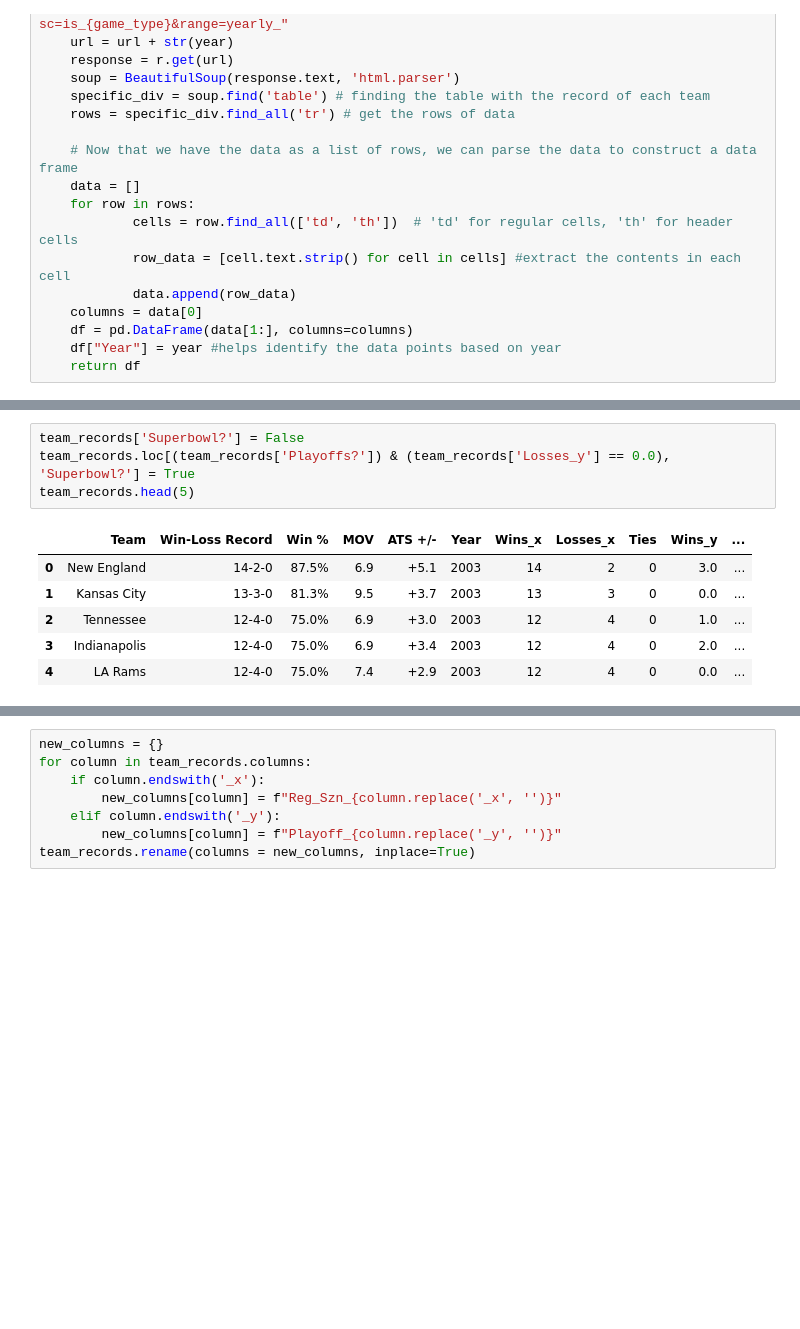
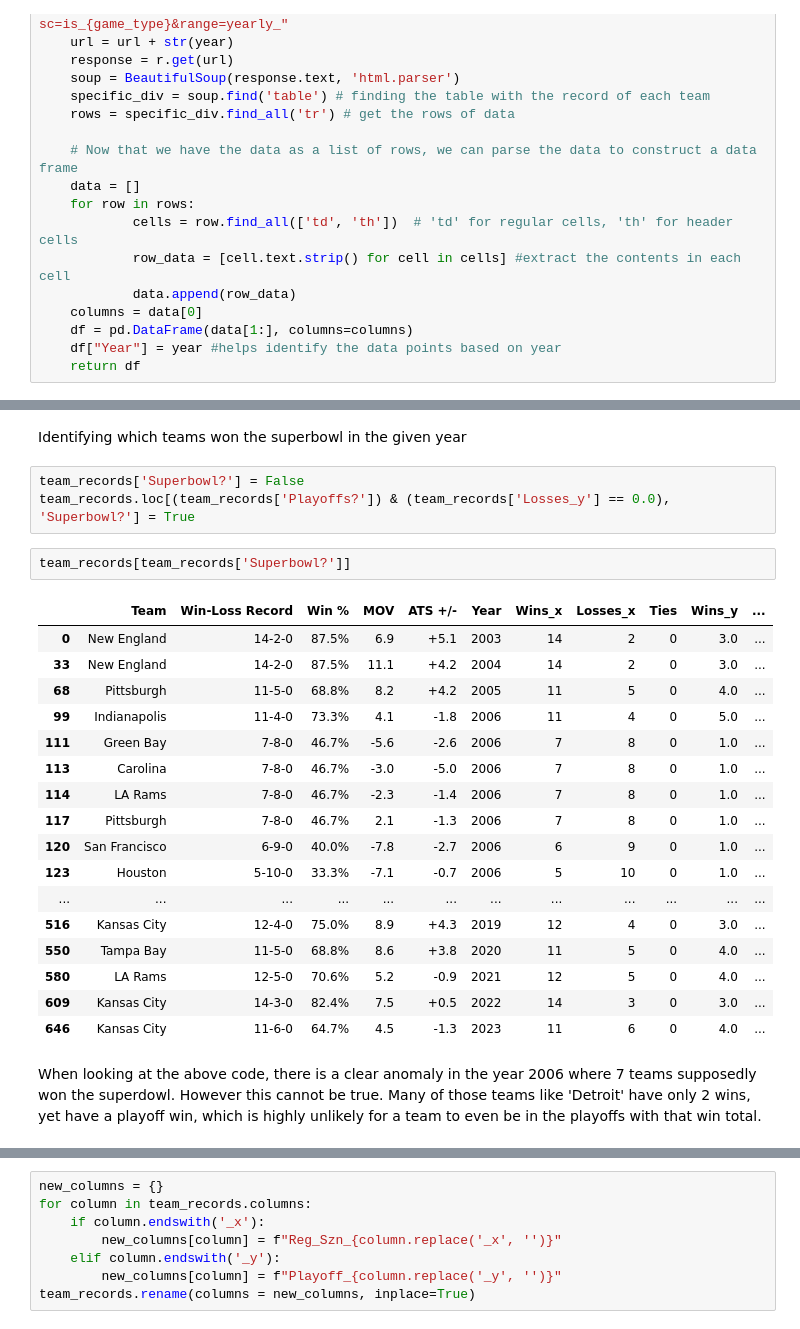
Before and after one commit to rajc90/NFL_TEAM_DATA, a Jupyter notebook: NFL_Data_Scraper.ipynb, the cells around one changed output, grey strips where cells are left out. Drawn from its saved outputs; the diff is of its cells as text; blank space fills up the shorter version.

Commit message:
updated explanations and explored superbowl anomaly

```diff
--- a/NFL_Data_Scraper.ipynb
+++ b/NFL_Data_Scraper.ipynb
@@ -65,11 +86,27 @@ team_records["Playoffs?"] = pd.to_numeric(team_records["Wins_y"]) + pd.to_numeri
+# %% [markdown]
+Identifying which teams won the superbowl in the given year
 # %%
 team_records['Superbowl?'] = False
 team_records.loc[(team_records['Playoffs?']) & (team_records['Losses_y'] == 0.0), 'Superbowl?'] = True
-team_records.head(5)
-# %% [output]
-|  | Team | Win-Loss Record | Win % | MOV | ATS +/- | Year | Wins_x | Losses_x | Ties | Wins_y | ... |
-| 0 | New England | 14-2-0 | 87.5% | 6.9 | +5.1 | 2003 | 14 | 2 | 0 | 3.0 | ... |
-| 1 | Kansas City | 13-3-0 | 81.3% | 9.5 | +3.7 | 2003 | 13 | 3 | 0 | 0.0 | ... |
-| 2 | Tennessee | 12-4-0 | 75.0% | 6.9 | +3.0 | 2003 | 12 | 4 | 0 | 1.0 | ... |
-| 3 | Indianapolis | 12-4-0 | 75.0% | 6.9 | +3.4 | 2003 | 12 | 4 | 0 | 2.0 | ... |
-| 4 | LA Rams | 12-4-0 | 75.0% | 7.4 | +2.9 | 2003 | 12 | 4 | 0 | 0.0 | ... |
+# %%
+team_records[team_records['Superbowl?']]
+# %% [output]
+|  | Team | Win-Loss Record | Win % | MOV | ATS +/- | Year | Wins_x | Losses_x | Ties | Wins_y | ... |
+| 0 | New England | 14-2-0 | 87.5% | 6.9 | +5.1 | 2003 | 14 | 2 | 0 | 3.0 | ... |
+| 33 | New England | 14-2-0 | 87.5% | 11.1 | +4.2 | 2004 | 14 | 2 | 0 | 3.0 | ... |
+| 68 | Pittsburgh | 11-5-0 | 68.8% | 8.2 | +4.2 | 2005 | 11 | 5 | 0 | 4.0 | ... |
+| 99 | Indianapolis | 11-4-0 | 73.3% | 4.1 | -1.8 | 2006 | 11 | 4 | 0 | 5.0 | ... |
+| 111 | Green Bay | 7-8-0 | 46.7% | -5.6 | -2.6 | 2006 | 7 | 8 | 0 | 1.0 | ... |
+| 113 | Carolina | 7-8-0 | 46.7% | -3.0 | -5.0 | 2006 | 7 | 8 | 0 | 1.0 | ... |
+| 114 | LA Rams | 7-8-0 | 46.7% | -2.3 | -1.4 | 2006 | 7 | 8 | 0 | 1.0 | ... |
+| 117 | Pittsburgh | 7-8-0 | 46.7% | 2.1 | -1.3 | 2006 | 7 | 8 | 0 | 1.0 | ... |
+| 120 | San Francisco | 6-9-0 | 40.0% | -7.8 | -2.7 | 2006 | 6 | 9 | 0 | 1.0 | ... |
+| 123 | Houston | 5-10-0 | 33.3% | -7.1 | -0.7 | 2006 | 5 | 10 | 0 | 1.0 | ... |
+| ... | ... | ... | ... | ... | ... | ... | ... | ... | ... | ... | ... |
+| 516 | Kansas City | 12-4-0 | 75.0% | 8.9 | +4.3 | 2019 | 12 | 4 | 0 | 3.0 | ... |
+| 550 | Tampa Bay | 11-5-0 | 68.8% | 8.6 | +3.8 | 2020 | 11 | 5 | 0 | 4.0 | ... |
+| 580 | LA Rams | 12-5-0 | 70.6% | 5.2 | -0.9 | 2021 | 12 | 5 | 0 | 4.0 | ... |
+| 609 | Kansas City | 14-3-0 | 82.4% | 7.5 | +0.5 | 2022 | 14 | 3 | 0 | 3.0 | ... |
+| 646 | Kansas City | 11-6-0 | 64.7% | 4.5 | -1.3 | 2023 | 11 | 6 | 0 | 4.0 | ... |
+# %% [markdown]
+When looking at the above code, there is a clear anomaly in the year 2006 where 7 teams supposedly won the superdowl. However this cannot be true. Many of those teams like 'Detroit' have only 2 wins, yet have a playoff win, which is highly unlikely for a team to even be in the playoffs with that win total.
```
Also changed, not shown: parts of 27 cells of this notebook.
